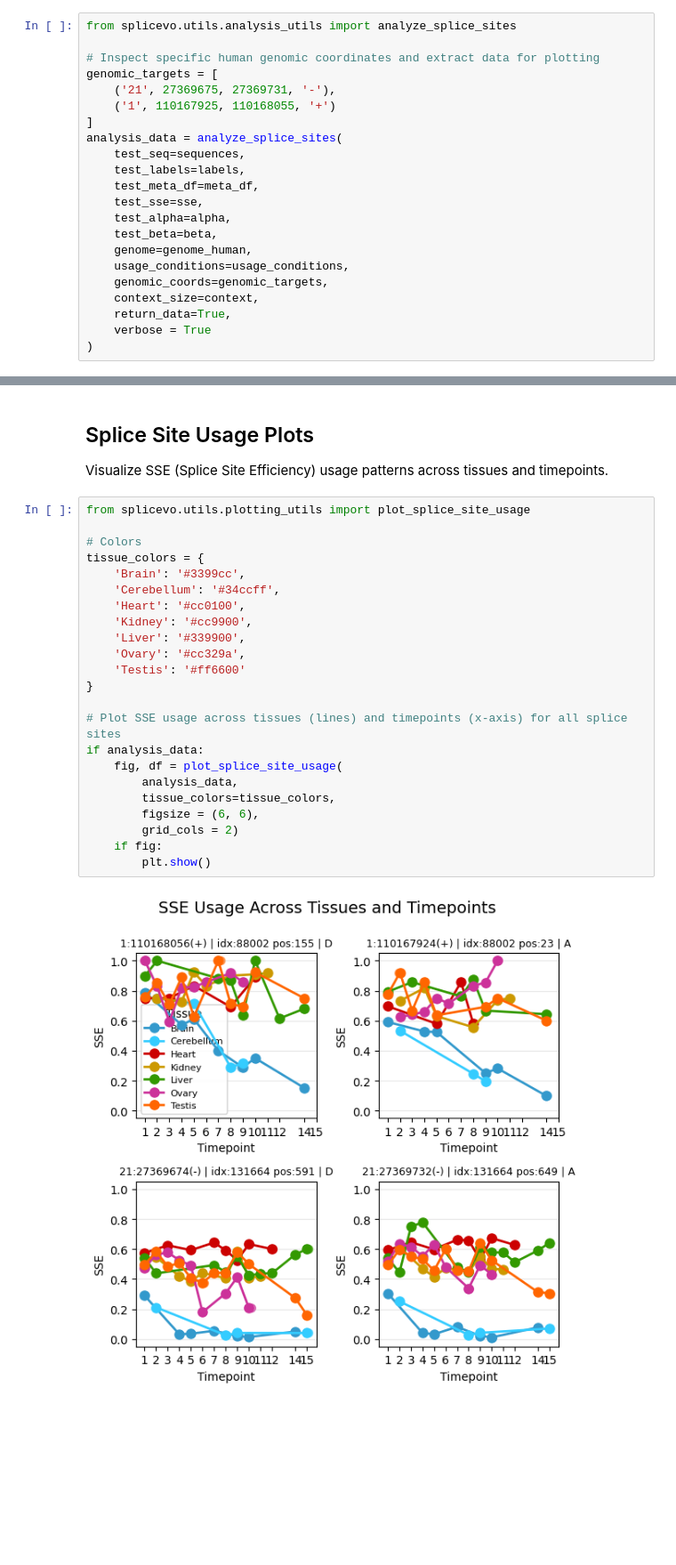
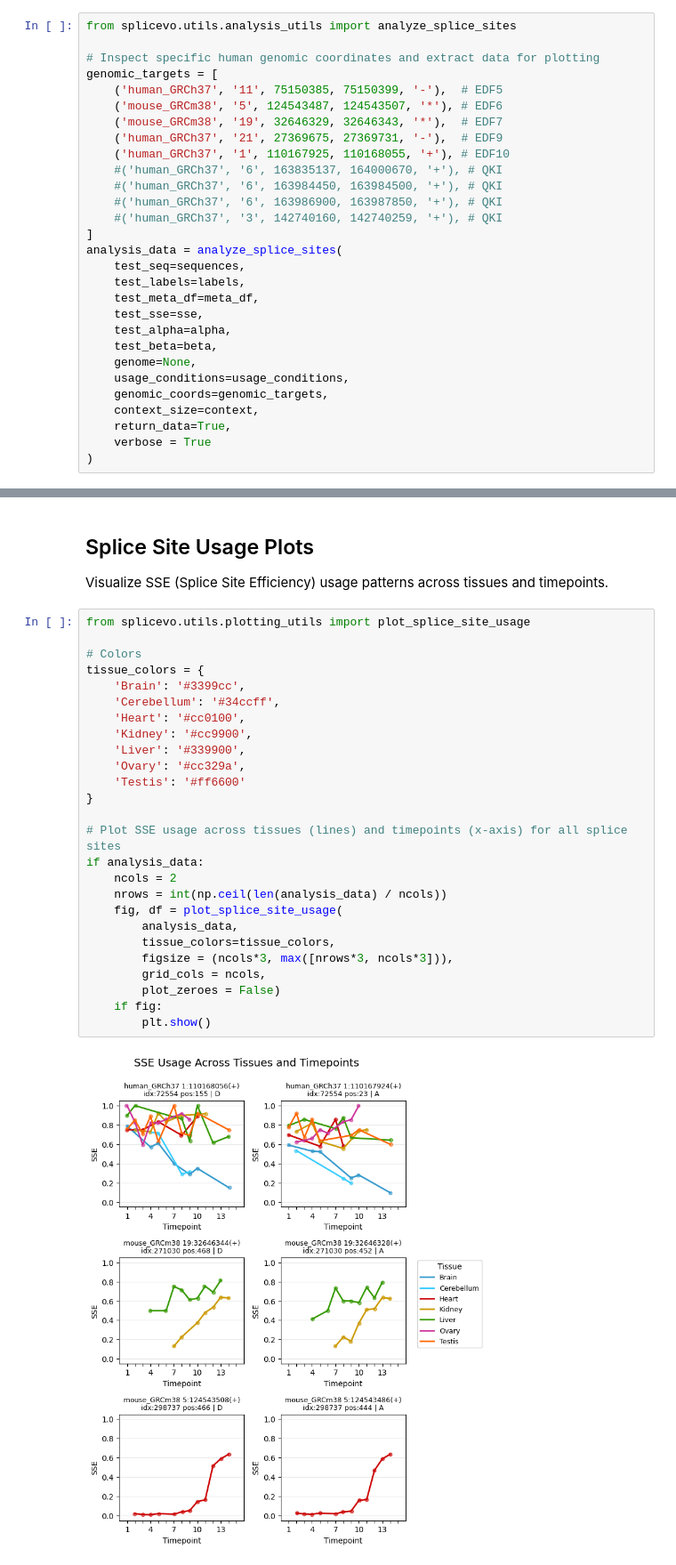
Before and after one commit to anamariaelek/splicevo, a Jupyter notebook: notebooks/data.ipynb, the cells around one changed output, grey strips where cells are left out. Shown at 89% size. Drawn from its saved outputs; the diff is of its cells as text; blank space fills up the shorter version.

```diff
--- a/notebooks/data.ipynb
+++ b/notebooks/data.ipynb
@@ -167,8 +175,15 @@ from splicevo.utils.analysis_utils import analyze_splice_sites
 
 # Inspect specific human genomic coordinates and extract data for plotting
 genomic_targets = [
-    ('21', 27369675, 27369731, '-'),
-    ('1', 110167925, 110168055, '+')
+    ('human_GRCh37', '11', 75150385, 75150399, '-'),  # EDF5
+    ('mouse_GRCm38', '5', 124543487, 124543507, '*'), # EDF6
+    ('mouse_GRCm38', '19', 32646329, 32646343, '*'),  # EDF7
+    ('human_GRCh37', '21', 27369675, 27369731, '-'),  # EDF9
+    ('human_GRCh37', '1', 110167925, 110168055, '+'), # EDF10
+    #('human_GRCh37', '6', 163835137, 164000670, '+'), # QKI
+    #('human_GRCh37', '6', 163984450, 163984500, '+'), # QKI
+    #('human_GRCh37', '6', 163986900, 163987850, '+'), # QKI
+    #('human_GRCh37', '3', 142740160, 142740259, '+'), # QKI
 ]
 analysis_data = analyze_splice_sites(
     test_seq=sequences,
@@ -177,7 +192,7 @@ analysis_data = analyze_splice_sites(
     test_sse=sse,
     test_alpha=alpha,
     test_beta=beta,
-    genome=genome_human,
+    genome=None,
     usage_conditions=usage_conditions,
     genomic_coords=genomic_targets,
     context_size=context,
@@ -209,25 +224,28 @@ Visualize SSE (Splice Site Efficiency) usage patterns across tissues and timepoi
 # %%
 from splicevo.utils.plotting_utils import plot_splice_site_usage
 
 # Colors
 tissue_colors = {
     'Brain': '#3399cc',
     'Cerebellum': '#34ccff',
     'Heart': '#cc0100',
     'Kidney': '#cc9900',
     'Liver': '#339900',
     'Ovary': '#cc329a',
     'Testis': '#ff6600'
 }
 
 # Plot SSE usage across tissues (lines) and timepoints (x-axis) for all splice sites
 if analysis_data:
+    ncols = 2
+    nrows = int(np.ceil(len(analysis_data) / ncols))
     fig, df = plot_splice_site_usage(
         analysis_data,
         tissue_colors=tissue_colors,
-        figsize = (6, 6),
-        grid_cols = 2)
+        figsize = (ncols*3, max([nrows*3, ncols*3])),
+        grid_cols = ncols,
+        plot_zeroes = False)
     if fig:
         plt.show()
 # %% [output]
-[figure, old version]
+[figure, new version]
```
Also changed, not shown: parts of 5 cells of this notebook, 15 other files.
